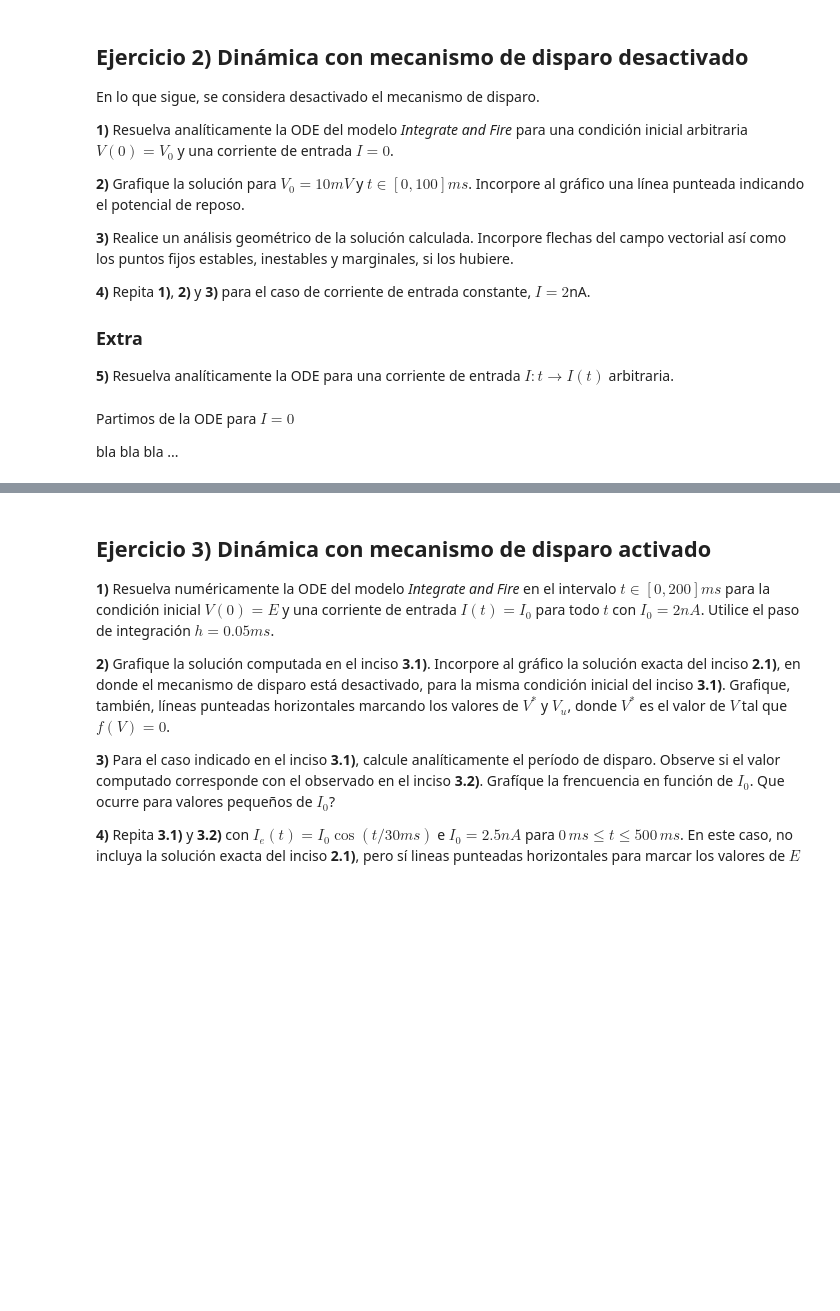
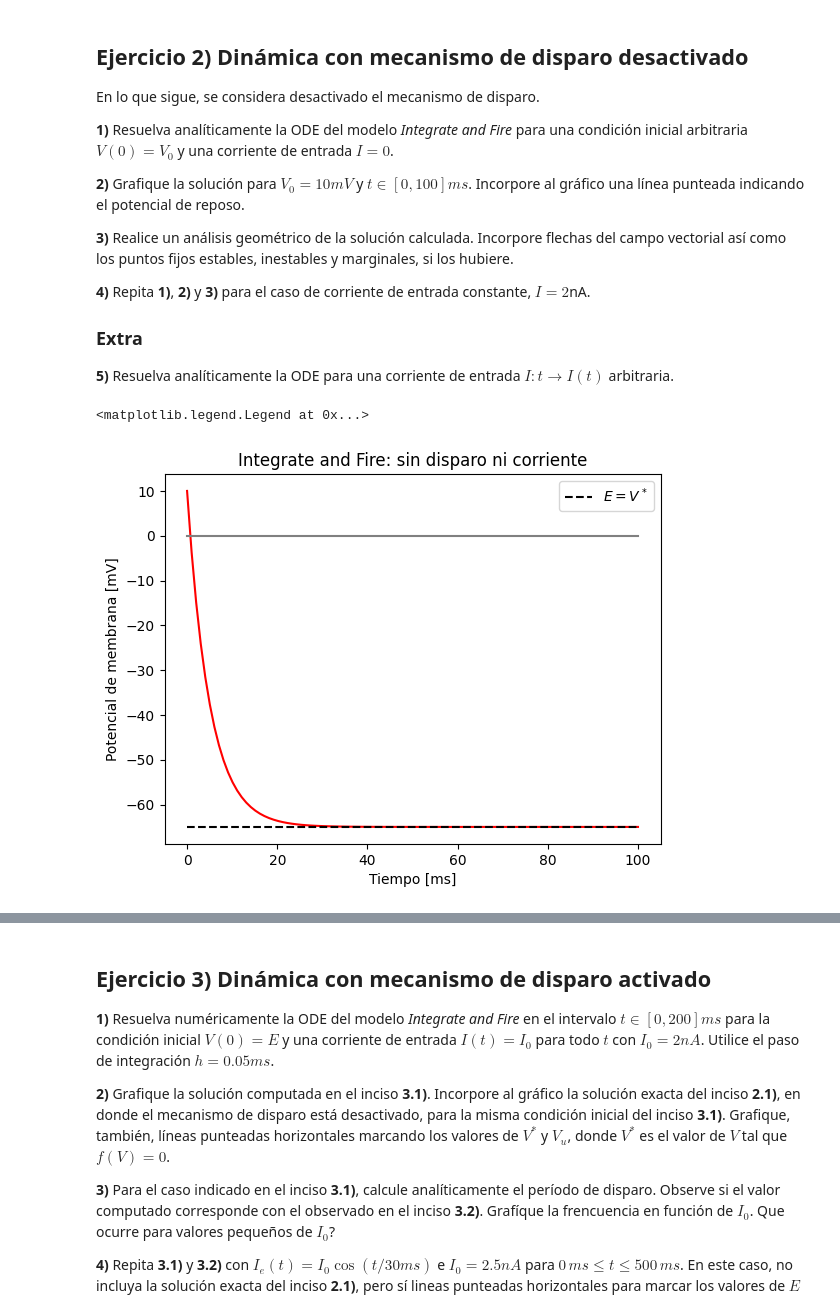
Before and after one commit to marcos626/Redes_neuronales, a Jupyter notebook: redes-neuronales-2024-guia-5.ipynb, the cells around one changed output, grey strips where cells are left out. Cells and saved outputs as stored; diff of their text form; code cells hidden in the pictures; blank space fills up the shorter version.

```diff
--- a/redes-neuronales-2024-guia-5.ipynb
+++ b/redes-neuronales-2024-guia-5.ipynb
@@ -216,4 +215,8 @@ En lo que sigue, se considera desactivado el mecanismo de disparo.
-# %% [markdown]
-Partimos de la ODE para $I=0$
-
-bla bla bla ...
+# %%
+# 2.2)
+E = -65  # mV
+tau = 10  # ms
+V0 = 10  # mV
+umbral = -50  # mV
+valores_t = np.linspace(0, 100, 100)  # ms
+valores_V = np.vectorize(V)(valores_t)
@@ -219,0 +227,11 @@ bla bla bla ...
+# %%
+plt.xlabel('Tiempo [ms]')
+plt.ylabel('Potencial de membrana [mV]')
+plt.plot(valores_t, valores_V, label = "", linestyle = '-', c = 'red')
+plt.plot(valores_t,np.zeros(len(valores_t)),label = "", linestyle = '-', c = 'gray')
+plt.plot(valores_t,E*np.ones(len(valores_t)),label = "$E = V^*$", linestyle = '--', c = 'black')
+plt.title('Integrate and Fire: sin disparo ni corriente')
+plt.legend()
+# %% [output]
+<matplotlib.legend.Legend at 0x...>
+[figure, added]
```
Also changed, not shown: parts of 11 cells of this notebook.
